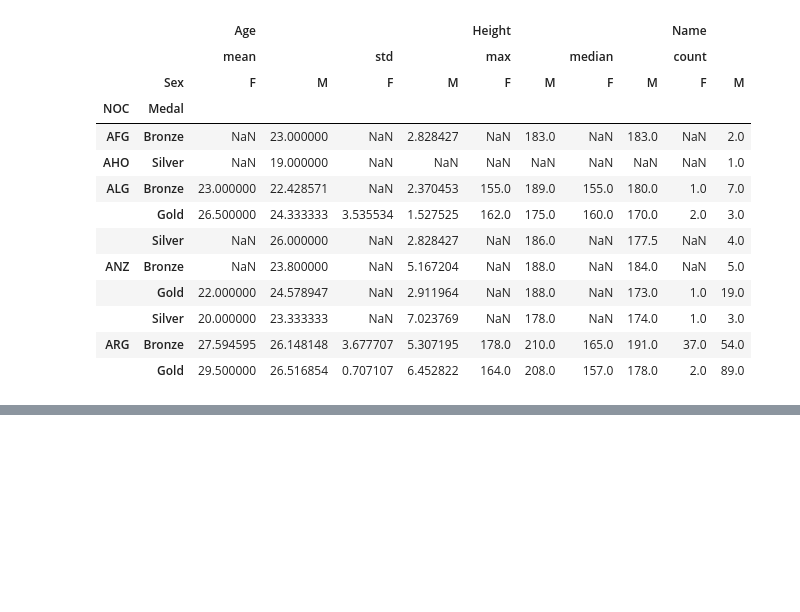
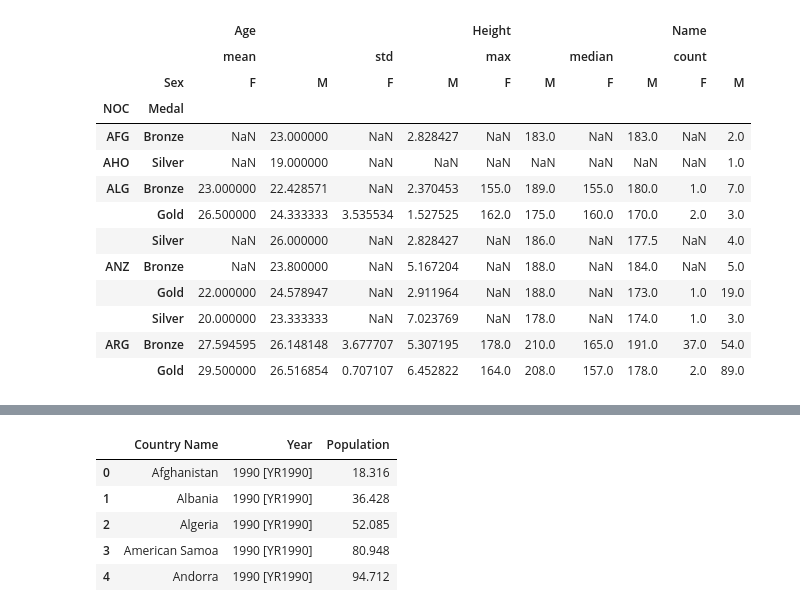
Before and after one commit to Elad-p/Python, a Jupyter notebook: Data Analysis/08_Pandas - Statistics.ipynb, the cells around one changed output, grey strips where cells are left out. Drawn from its saved outputs; the diff is of its cells as text; code cells hidden in the pictures; blank space fills up the shorter version.

```diff
--- a/Data Analysis/08_Pandas - Statistics.ipynb
+++ b/Data Analysis/08_Pandas - Statistics.ipynb
@@ -309,0 +373,9 @@ df.pivot_table(aggfunc={'Name':'count', 'Age': ['mean', 'std'], 'Height':['max',
+# %%
+pop.melt(id_vars='Country Name', var_name='Year', value_name = 'Population').head()
+# %% [output]
+|  | Country Name | Year | Population |
+| 0 | Afghanistan | 1990 [YR1990] | 18.316 |
+| 1 | Albania | 1990 [YR1990] | 36.428 |
+| 2 | Algeria | 1990 [YR1990] | 52.085 |
+| 3 | American Samoa | 1990 [YR1990] | 80.948 |
+| 4 | Andorra | 1990 [YR1990] | 94.712 |
```
Also changed, not shown: parts of 15 cells of this notebook.
